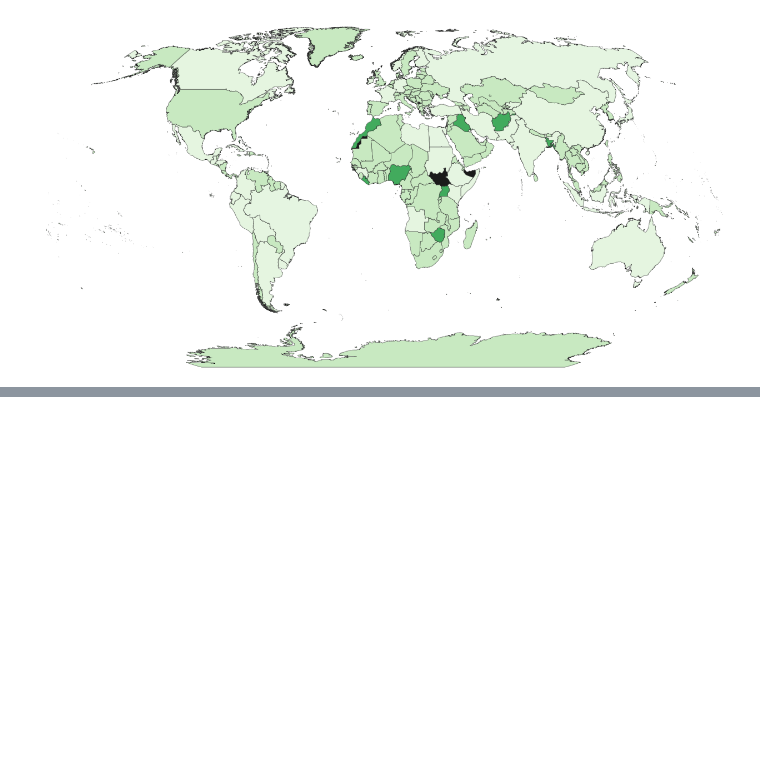
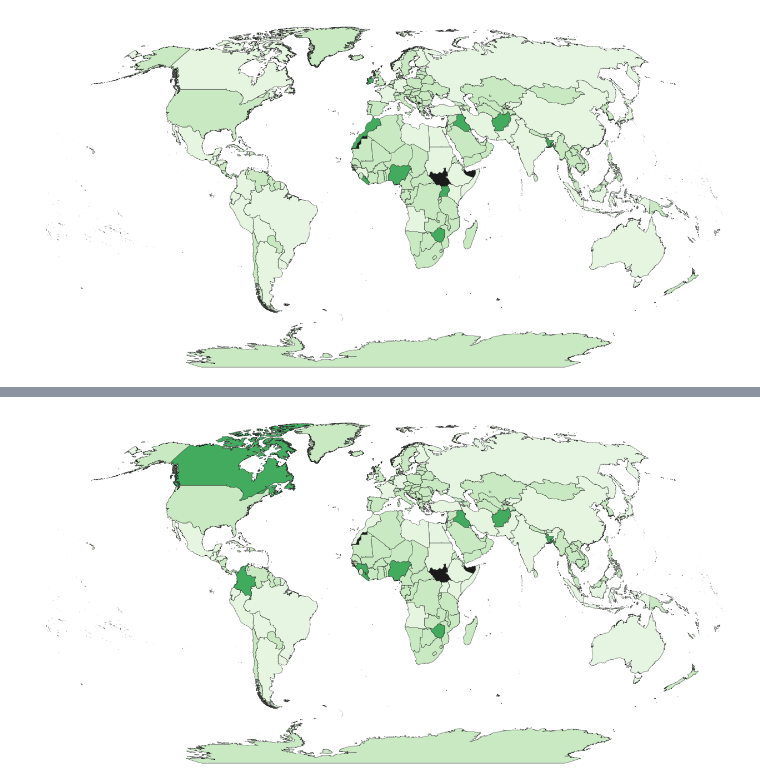
Before and after one commit to NobleKennamer/pgm_project, a Jupyter notebook: country_maps.ipynb, the cells around one changed output, grey strips where cells are left out. Cells and saved outputs as stored; diff of their text form; code cells hidden in the pictures; blank space fills up the shorter version.

Commit message:
Lots of tweaks to various visualizations. added FOIA visualization.

```diff
--- a/country_maps.ipynb
+++ b/country_maps.ipynb
@@ -88,0 +90,4 @@ terms_to_map(['election'], 5)
+# %%
+terms_to_map(['clinton'], 5)
+# %% [output]
+[figure, added]
```
Also changed, not shown: parts of 5 cells of this notebook, 3 other files.
